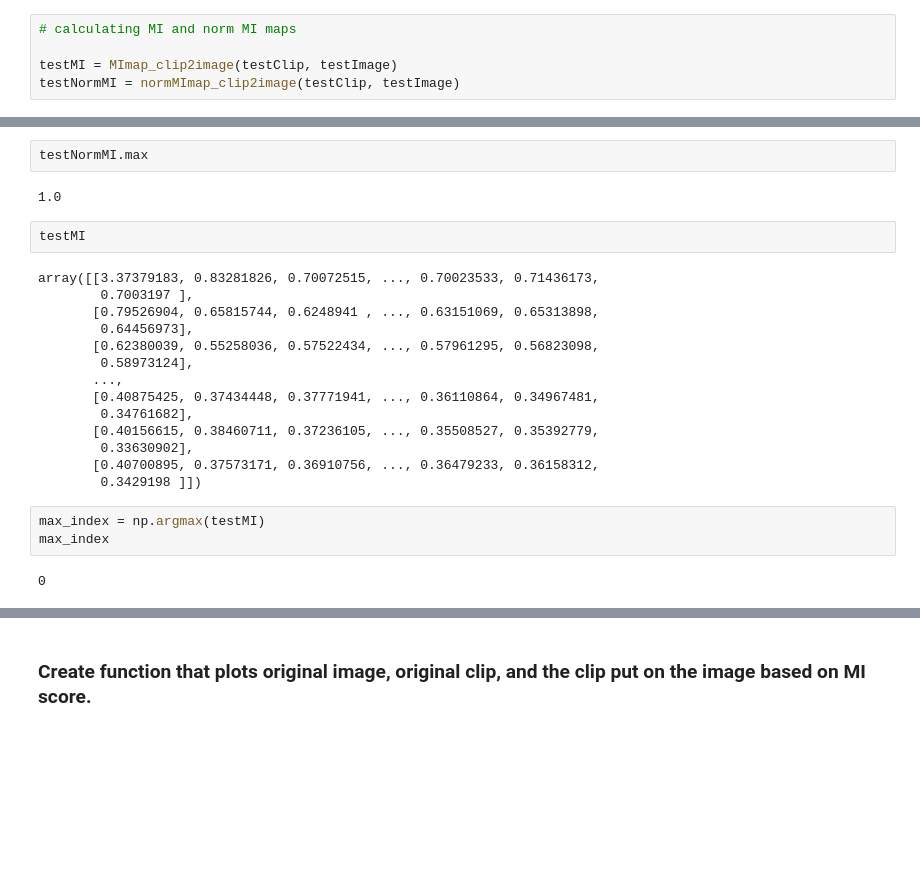
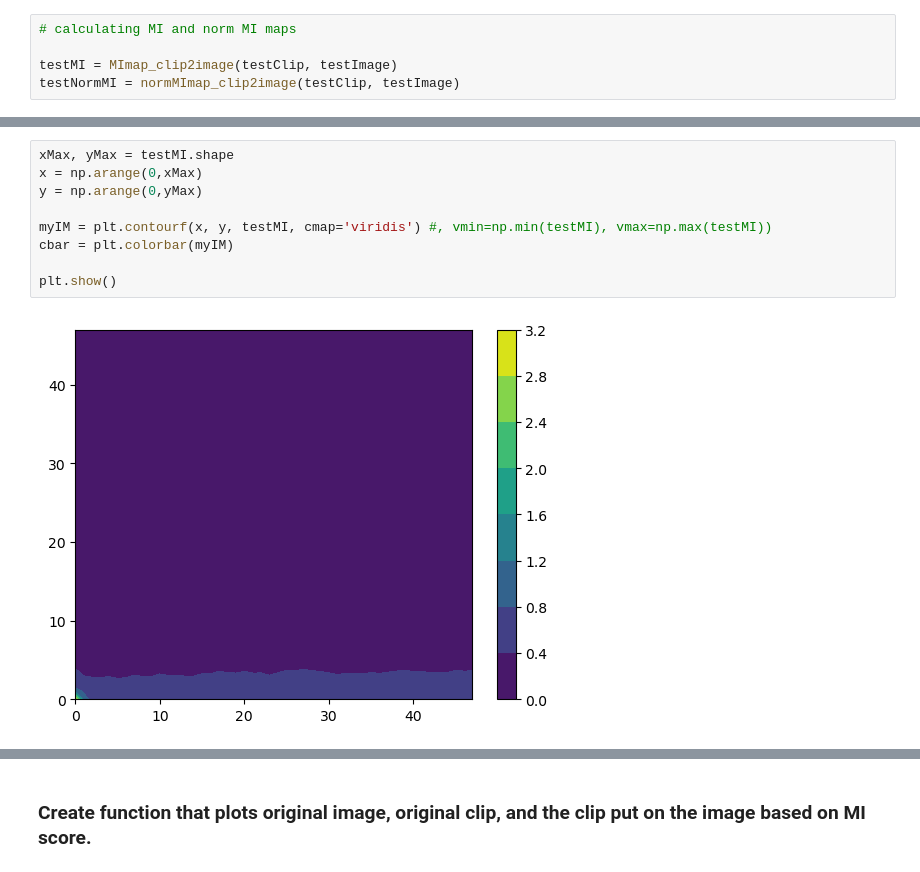
Before and after one commit to knicely/MISDT, a Jupyter notebook: MISDT.ipynb, the cells around one changed output, grey strips where cells are left out. Drawn from its saved outputs; the diff is of its cells as text; blank space fills up the shorter version.

```diff
--- a/MISDT.ipynb
+++ b/MISDT.ipynb
@@ -387,25 +415,11 @@ plt.colorbar()
-# %%
-testNormMI.max
-# %% [output]
-1.0
-# %%
-testMI
-# %% [output]
-array([[3.37379183, 0.83281826, 0.70072515, ..., 0.70023533, 0.71436173,
-        0.7003197 ],
-       [0.79526904, 0.65815744, 0.6248941 , ..., 0.63151069, 0.65313898,
-        0.64456973],
-       [0.62380039, 0.55258036, 0.57522434, ..., 0.57961295, 0.56823098,
-        0.58973124],
-       ...,
-       [0.40875425, 0.37434448, 0.37771941, ..., 0.36110864, 0.34967481,
-        0.34761682],
-       [0.40156615, 0.38460711, 0.37236105, ..., 0.35508527, 0.35392779,
-        0.33630902],
-       [0.40700895, 0.37573171, 0.36910756, ..., 0.36479233, 0.36158312,
-        0.3429198 ]])
-# %%
-max_index = np.argmax(testMI)
-max_index
-# %% [output]
-0
+# %%
+xMax, yMax = testMI.shape
+x = np.arange(0,xMax)
+y = np.arange(0,yMax)
+
+myIM = plt.contourf(x, y, testMI, cmap='viridis') #, vmin=np.min(testMI), vmax=np.max(testMI))
+cbar = plt.colorbar(myIM)
+
+plt.show()
+# %% [output]
+[figure, added]
```
Also changed, not shown: parts of 27 cells of this notebook.
